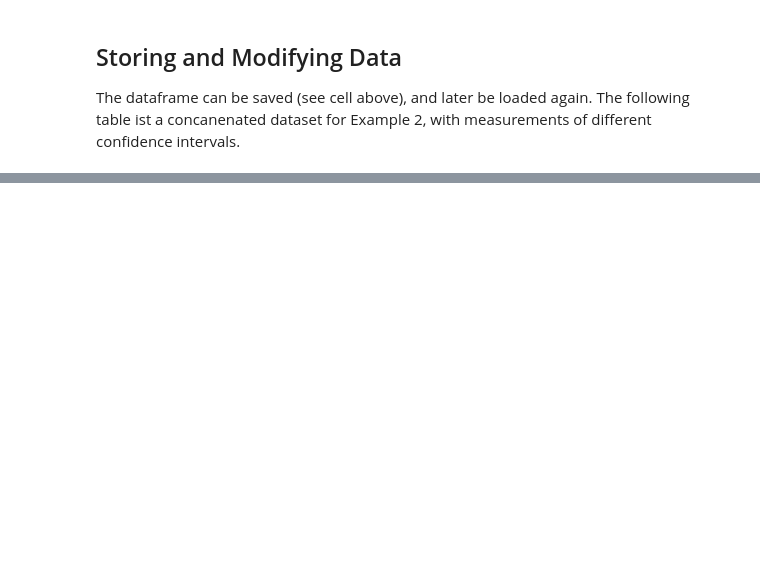
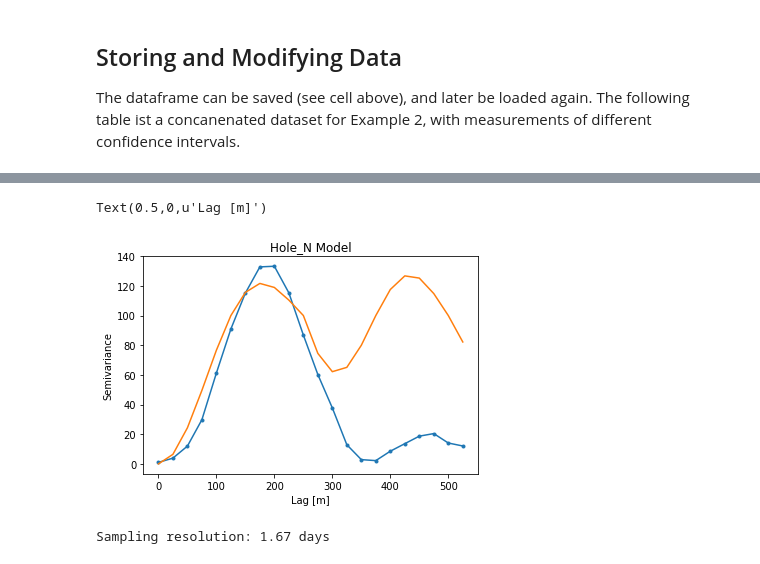
Before and after one commit to red5alex/kriglab, a Jupyter notebook: Import Example Data Set.ipynb, the cells around one changed output, grey strips where cells are left out. Cells and saved outputs as stored; diff of their text form; code cells hidden in the pictures; blank space fills up the shorter version.

```diff
--- a/Import Example Data Set.ipynb
+++ b/Import Example Data Set.ipynb
@@ -77,0 +238,44 @@ plt.show()
+# %%
+def cvmodel( P, model, hs, bw, Cn = None, svrange=None, C0=None):
+    '''
+    Input:  (P)      ndarray, data
+            (model)  modeling function
+                      - spherical
+                      - exponential
+                      - gaussian
+            (hs)     distances
+            (bw)     bandwidth
+    Output: (covfct) function modeling the covariance
+    '''
+    if Cn is None:
+        Cn = N(P, hs, bw)
+
+    if type(C0) == float:
+        C0 = np.float64(C0)
+
+    # calculate the semivariogram
+    sv = SV( P, hs, bw )
+    # calculate the sill
+    if C0 is None:
+        C0 = C( P, hs[0], bw )
+    # calculate the optimal parameters
+    if svrange is None:
+        svrange = opt( model, sv[0], sv[1], C0 )
+    # return a covariance function
+    covfct = lambda h, a=svrange: C0 - model( h, a, C0, Cn=Cn )
+    return covfct
+# %%
+varmodel = hole_New
+C0=100.0
+sp = cvmodel( P, model=varmodel, hs=np.arange(0,4000,25), bw=bw, Cn=0.0, svrange=250/(2*pi), C0=C0)
+#C0 = C( P, hs[0], bw )
+
+plt.plot( sv[0], sv[1], '.-' )
+plt.plot( sv[0], C0 - sp( sv[0] ) ) ;
+plt.title('Hole_N Model')
+plt.ylabel('Semivariance')
+plt.xlabel('Lag [m]')
+#savefig('semivariogram_model_hole_N_highamplitude2.png',fmt='png',dpi=300)
+# %% [output]
+Text(0.5,0,u'Lag [m]')
+[figure, added]
@@ -77,0 +336,14 @@ plt.show()
+# %%
+# sampling intervall:
+X0, X1 = 0., 1000.
+
+# number of samples
+n = 600
+dx = (X1-X0)/n
+print("Sampling resolution: {:.2f} days".format(dx))
+
+# number of neighbors:
+nn = 7
+u = (400, 0)  # (x,y) - coordinates of unsampled points
+# %% [output]
+Sampling resolution: 1.67 days
```
Also changed, not shown: parts of 17 cells of this notebook, 5 other files.
